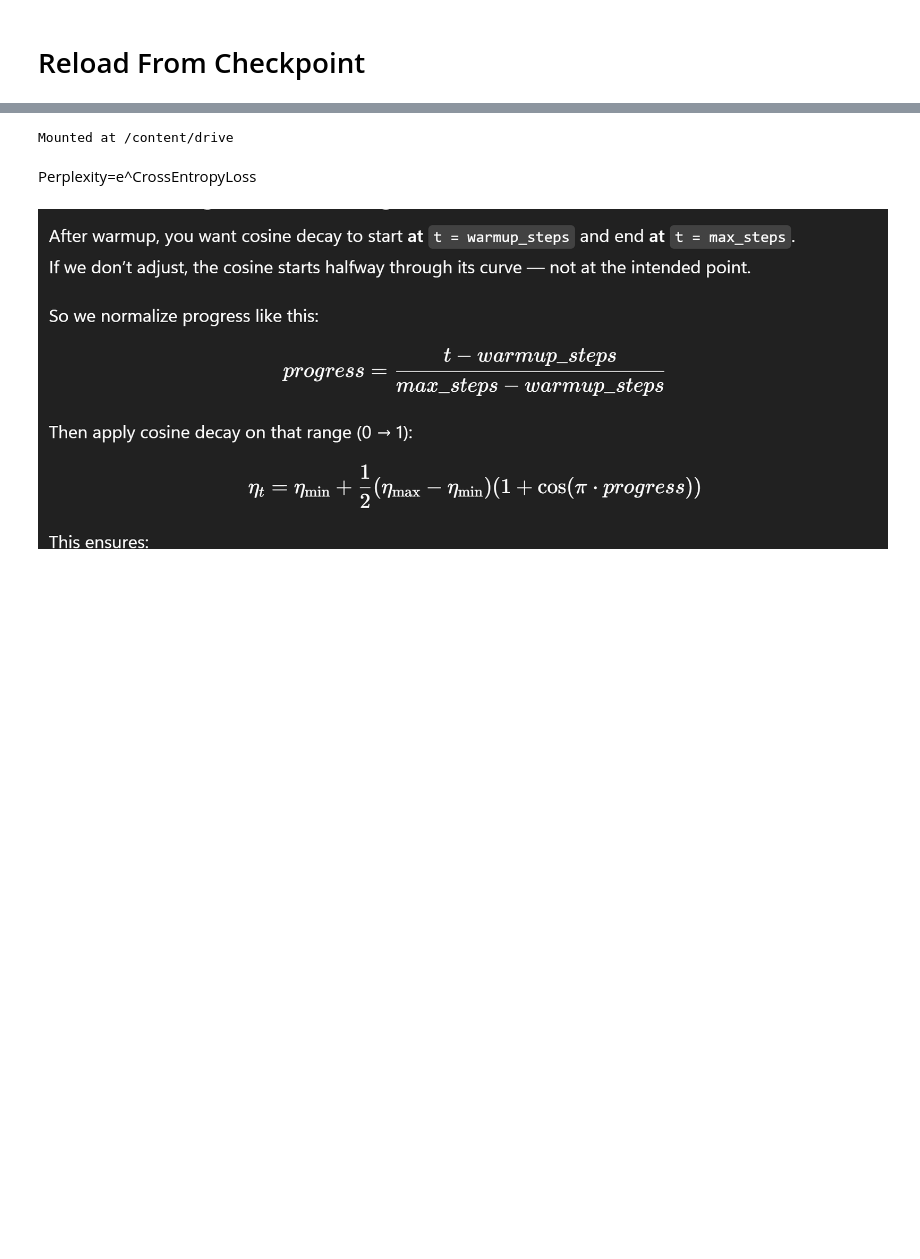
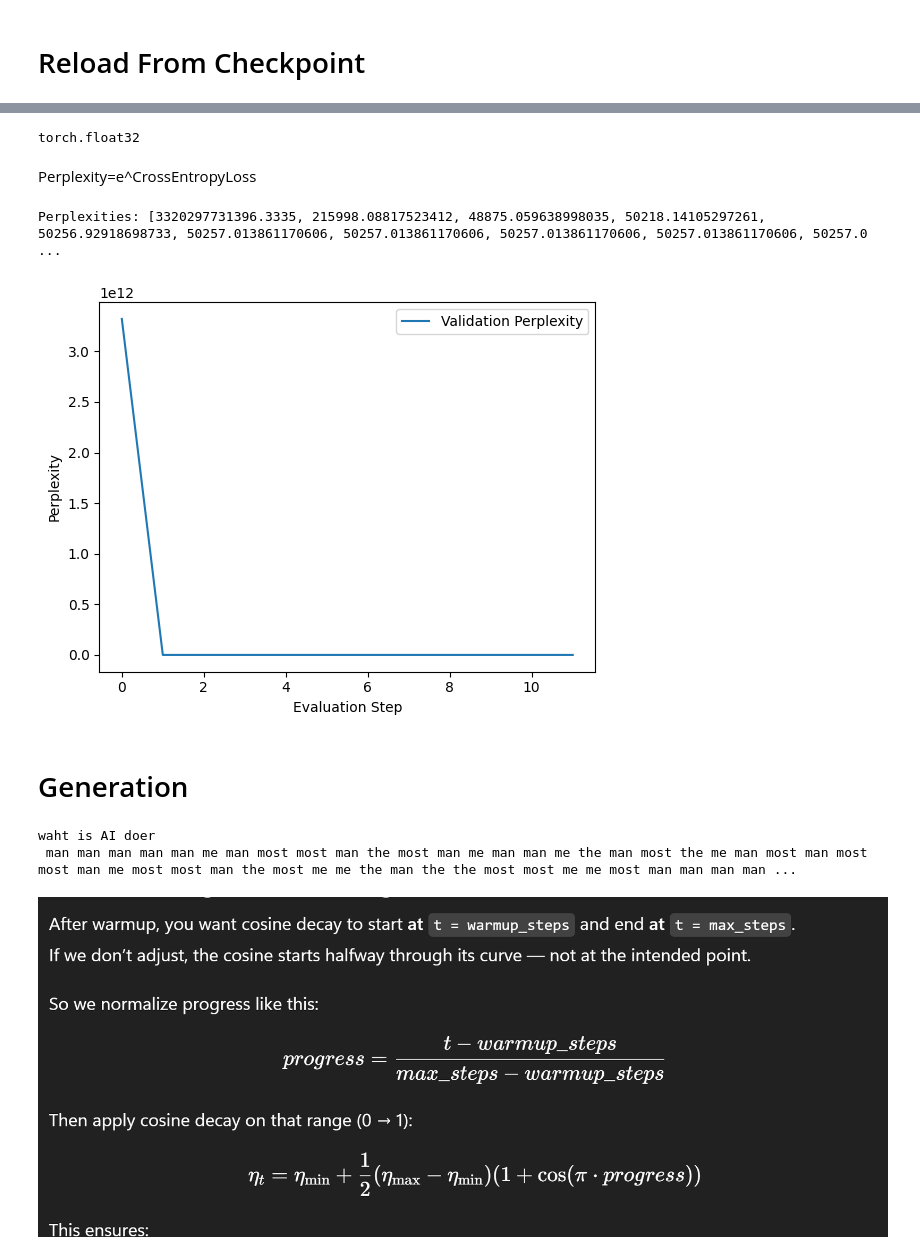
Before and after one commit to Haseeb1511/LLMs-From-Scratc, a Jupyter notebook: GPT From scratch/custom_gpt_from_scratch.ipynb, the cells around one changed output, grey strips where cells are left out. Cells and saved outputs as stored; diff of their text form; code cells hidden in the pictures; blank space fills up the shorter version.

```diff
--- a/GPT From scratch/custom_gpt_from_scratch.ipynb
+++ b/GPT From scratch/custom_gpt_from_scratch.ipynb
@@ -884,8 +977,11 @@ Checkpoint saved: checkpoint_step150.pt
-# %%
-from google.colab import drive
-drive.mount('/content/drive')
-# %% [output]
-Mounted at /content/drive
+# %%
+print(next(model.parameters()).dtype)
+
+# # Check dtype of each named parameter
+# for name, param in model.named_parameters():
+#     print(f"{name}: {param.dtype}")
+# %% [output]
+torch.float32
 # %%
 # save file to drive
 !mkdir -p /content/drive/MyDrive/GPT  #create a directery
@@ -898,17 +994,63 @@ Perplexity=e^CrossEntropyLoss
 # %%
 import math
 with open("metrics.json","r") as f:
   metrics = json.load(f)
 
-val_losses = metrics["val_score"]
+val_losses = metrics["val_loss"]
 perplexities = [math.exp(loss) for loss in val_losses]
 print("Perplexities:", perplexities)
 
 plt.plot(perplexities, label="Validation Perplexity")
 plt.xlabel("Evaluation Step")
 plt.ylabel("Perplexity")
 plt.legend()
 plt.show()
+# %% [output]
+Perplexities: [3320297731396.3335, 215998.08817523412, 48875.059638998035, 50218.14105297261, 50256.92918698733, 50257.013861170606, 50257.013861170606, 50257.013861170606, 50257.013861170606, 50257.0 ...
+[figure, added]
+# %% [markdown]
+# Generation
+# %%
+def generate(max_new_token,idx,temperature,top_k=None):
+  for _ in range(max_new_token):
+    # e.g block size = 4   &  idx = [12, 98, 530, 75, 1001, 58]
+    # idx_cond = idx[:, -4:]  ===>  idx_cond[530, 75, 1001, 58]
+    idx_cond = idx[:,-config_param.block_size:]
+    logits,loss = model(idx_cond)
+    logits = logits[:,-1,:]  # we  only take the last token as it is newly generated
+
+    # Apply temperature
+    if temperature > 0.0:
+      logits = logits / temperature
+
+    #Keep only top_k values
+    if top_k is not None:
+      top_logits,_ = torch.topk(logits,top_k) #gives top k logits (and their indices) for each batch
+      #  cutoff: smallest logit among top-k tokens
+      min_val = top_logits[:, -1].unsqueeze(-1)   # (batch_size,)  ==>  (batch_size, vocab_size(1))
+      # mask out everything not in top k(min_val)
+      logits[logits < min_val] = -float('Inf') # mask out everything below that cutoff with -inf ==> so those tokens never get sampled.
+
+    prob = F.softmax(logits,dim=-1)  #(B,C)
+    #idx_next = torch.argmax(prob, dim=-1, keepdim=True) #(deterministic) pick one with higher probability
+    idx_next = torch.multinomial(prob, num_samples=1) # it randomy pick any token(Non-deterministic)
+    idx = torch.cat((idx,idx_next),dim=1)  # we concatenate the new token with idx which is our input==> we try to complete the sequence
+  return idx
+
+user_input = "waht is AI"
+encoded_input = enc.encode(user_input)  # encode
+tensor_input = torch.tensor(encoded_input,dtype=torch.long).unsqueeze(0) # conver to tensor ==> add batch dimesnion
+output = generate(max_new_token=100,idx=tensor_input,temperature=1.2,top_k=4)
+decode = enc.decode(output[0].tolist()) # decoder ==> convert tensor to list
+print(decode)
+
+
+
+# Lower temperature (e.g., 0.7) → more deterministic
+# Higher temperature (e.g., 1.2) → more random
+# %% [output]
+waht is AI doer
+ man man man man man me man most most man the most man me man man me the man most the me man most man most most man me most most man the most me me the man the the most most me me most man man man man ...
 # %% [markdown]
 ![image.png](embedded-picture-1)
 # %%
```
Also changed, not shown: parts of 18 cells of this notebook, 2 other files.
